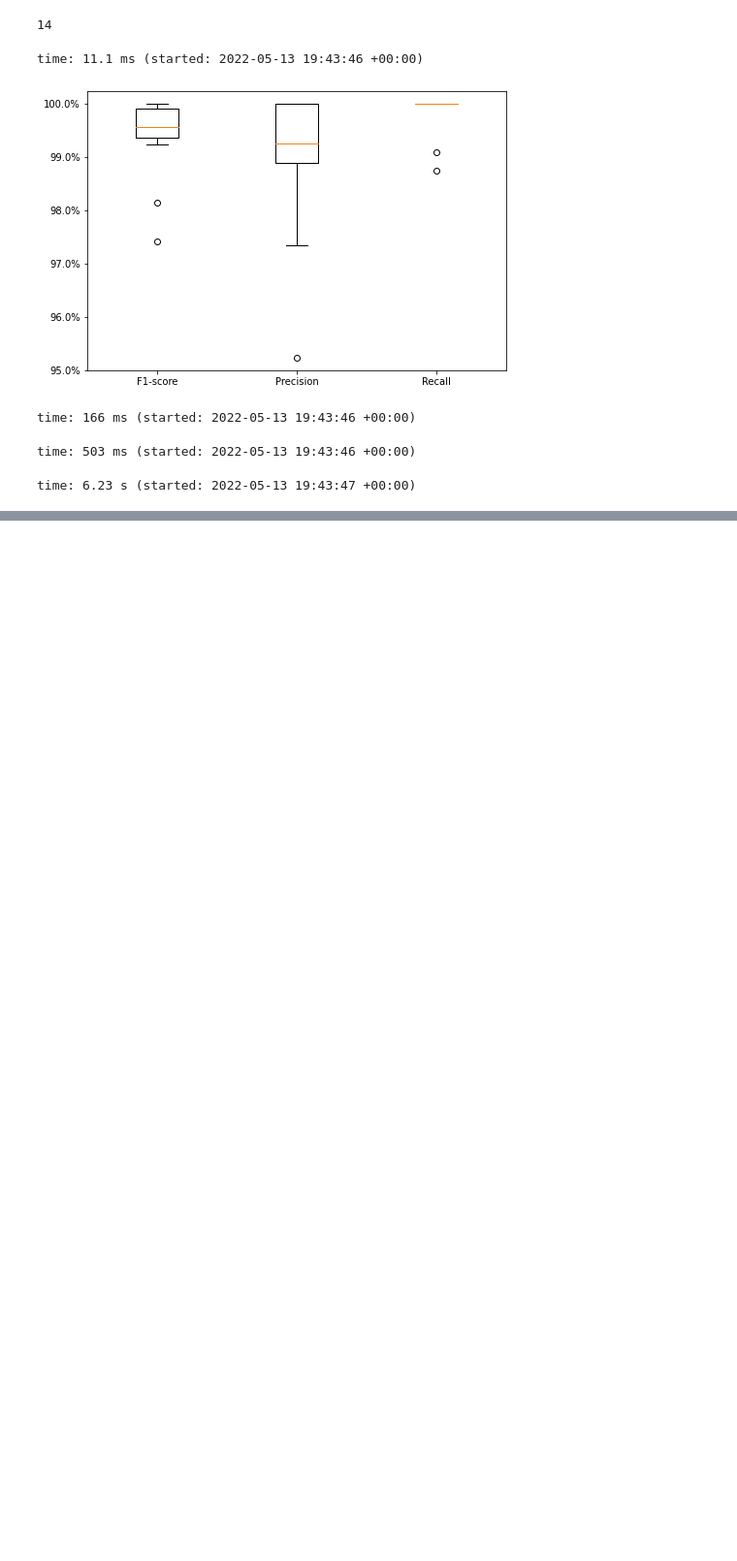
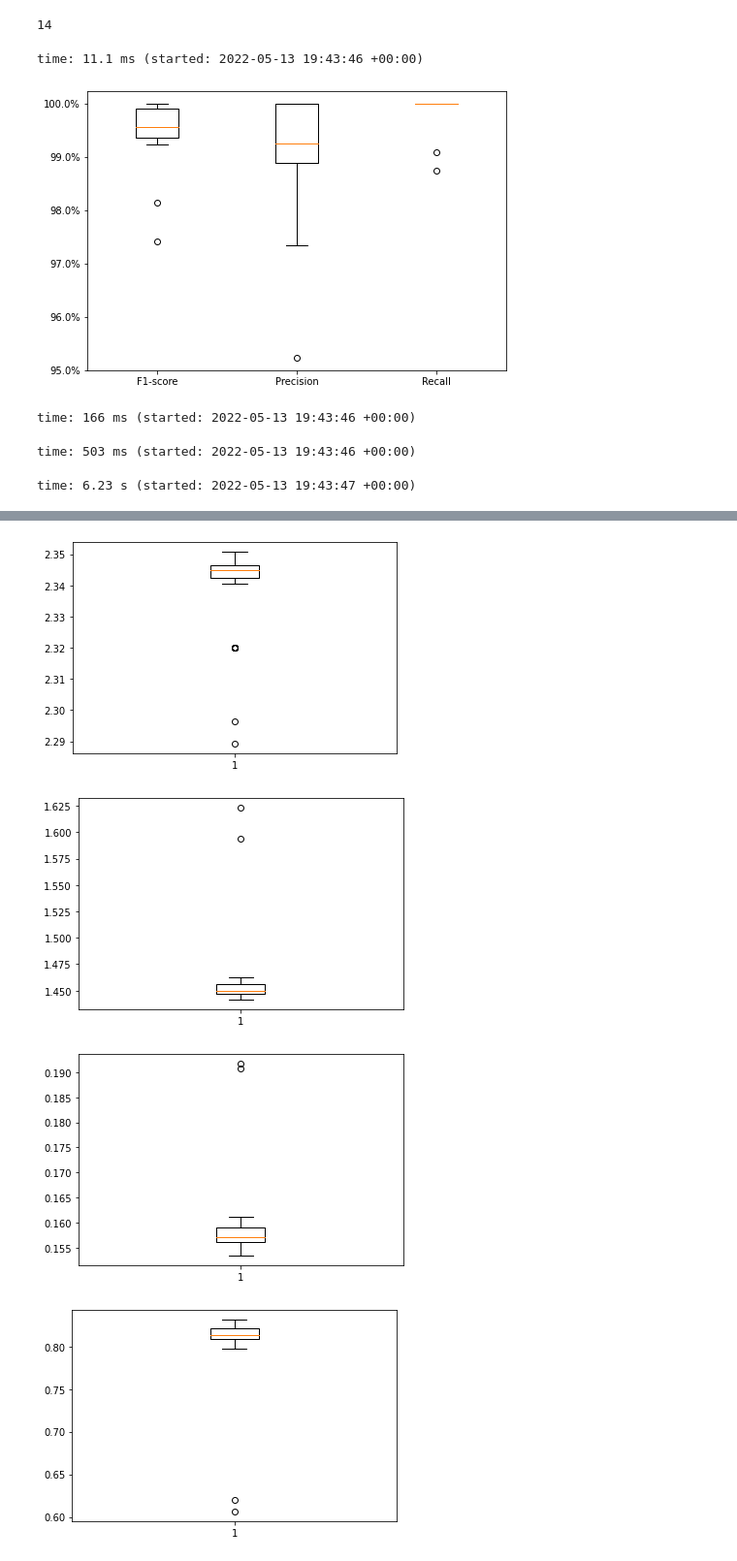
Before and after one commit to amirhosseinzlf/STARLA, a Jupyter notebook: RQ/RQ3.ipynb, the cells around one changed output, grey strips where cells are left out. Shown: that part at 97% size. Cells and saved outputs as stored; diff of their text form; code cells hidden in the pictures; blank space fills up the shorter version.

```diff
--- a/RQ/RQ3.ipynb
+++ b/RQ/RQ3.ipynb
@@ -2115,0 +2341,8 @@ time: 6.23 s (started: 2022-05-13 19:43:47 +00:00)
+# %%
+# Abstract state S23 in the report
+extraxt_value_distribution(concrete694)
+# %% [output]
+[figure, added]
+[figure, added]
+[figure, added]
+[figure, added]
```
Also changed, not shown: parts of 14 cells of this notebook.
